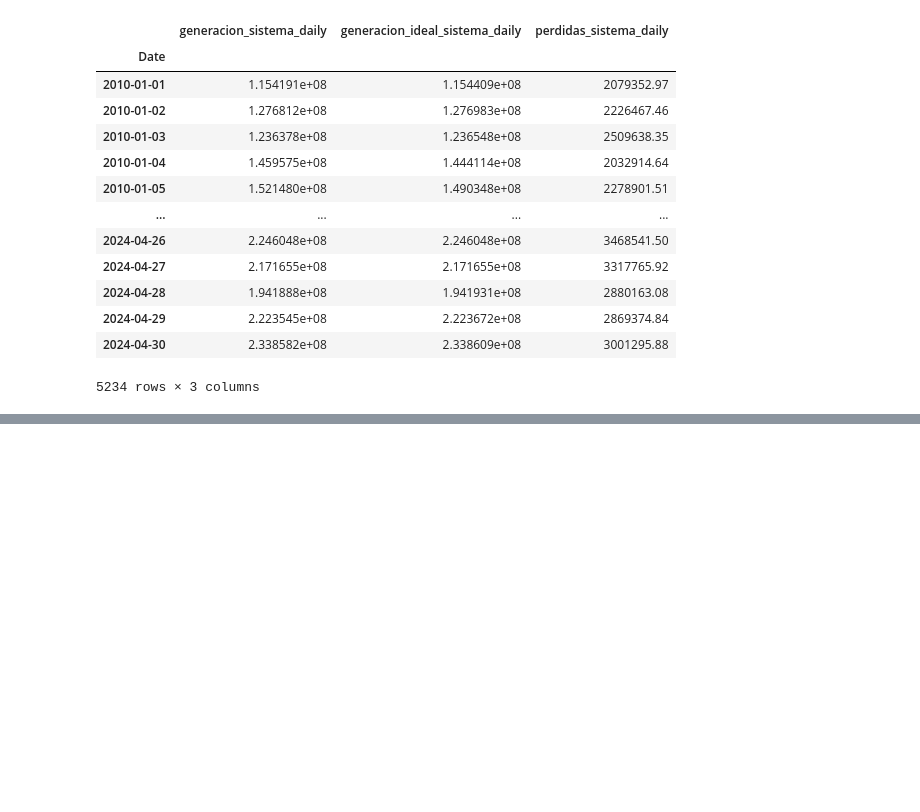
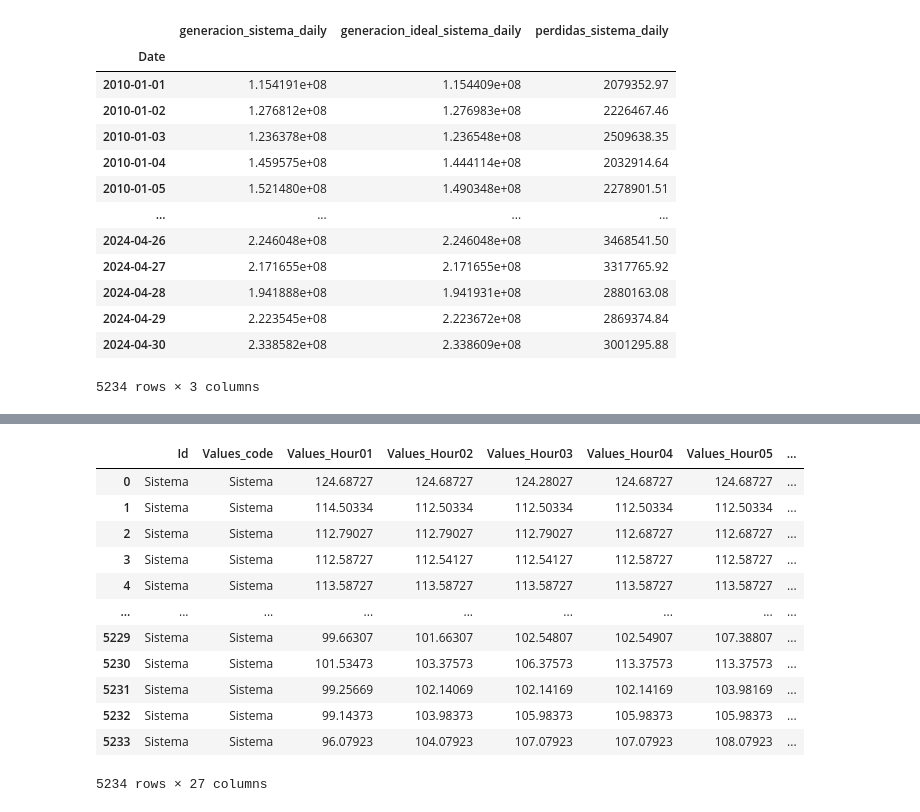
Before and after one commit to sistema-electrico-colombia/transform-EDA, a Jupyter notebook: transformaciones_analitica.ipynb, the cells around one changed output, grey strips where cells are left out. Cells and saved outputs as stored; diff of their text form; code cells hidden in the pictures; blank space fills up the shorter version.

```diff
--- a/transformaciones_analitica.ipynb
+++ b/transformaciones_analitica.ipynb
@@ -239,0 +868,19 @@ df_consolidated
+# %%
+sql_query = """select * from precio_bolsa_nacional"""
+df_PrecioBolsa_sistema = pd.read_sql_query(sql_query, con=conn)
+df_PrecioBolsa_sistema['Date'] = pd.to_datetime(df_PrecioBolsa_sistema['Date'])
+df_PrecioBolsa_sistema
+# %% [output]
+|  | Id | Values_code | Values_Hour01 | Values_Hour02 | Values_Hour03 | Values_Hour04 | Values_Hour05 | ... |
+| 0 | Sistema | Sistema | 124.68727 | 124.68727 | 124.28027 | 124.68727 | 124.68727 | ... |
+| 1 | Sistema | Sistema | 114.50334 | 112.50334 | 112.50334 | 112.50334 | 112.50334 | ... |
+| 2 | Sistema | Sistema | 112.79027 | 112.79027 | 112.79027 | 112.68727 | 112.68727 | ... |
+| 3 | Sistema | Sistema | 112.58727 | 112.54127 | 112.54127 | 112.58727 | 112.58727 | ... |
+| 4 | Sistema | Sistema | 113.58727 | 113.58727 | 113.58727 | 113.58727 | 113.58727 | ... |
+| ... | ... | ... | ... | ... | ... | ... | ... | ... |
+| 5229 | Sistema | Sistema | 99.66307 | 101.66307 | 102.54807 | 102.54907 | 107.38807 | ... |
+| 5230 | Sistema | Sistema | 101.53473 | 103.37573 | 106.37573 | 113.37573 | 113.37573 | ... |
+| 5231 | Sistema | Sistema | 99.25669 | 102.14069 | 102.14169 | 102.14169 | 103.98169 | ... |
+| 5232 | Sistema | Sistema | 99.14373 | 103.98373 | 105.98373 | 105.98373 | 105.98373 | ... |
+| 5233 | Sistema | Sistema | 96.07923 | 104.07923 | 107.07923 | 107.07923 | 108.07923 | ... |
+5234 rows × 27 columns
```
Also changed, not shown: parts of 61 cells of this notebook.
